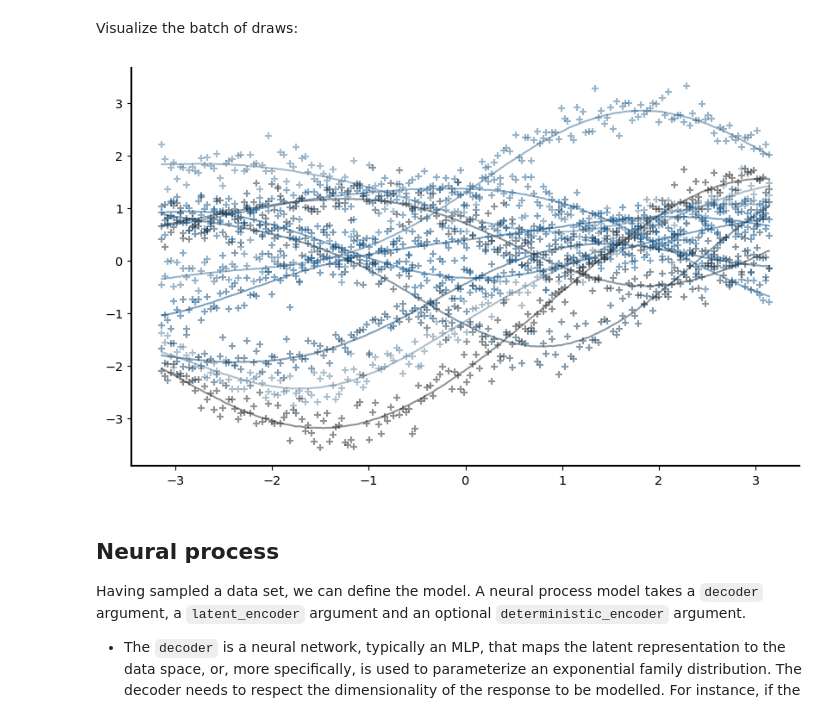
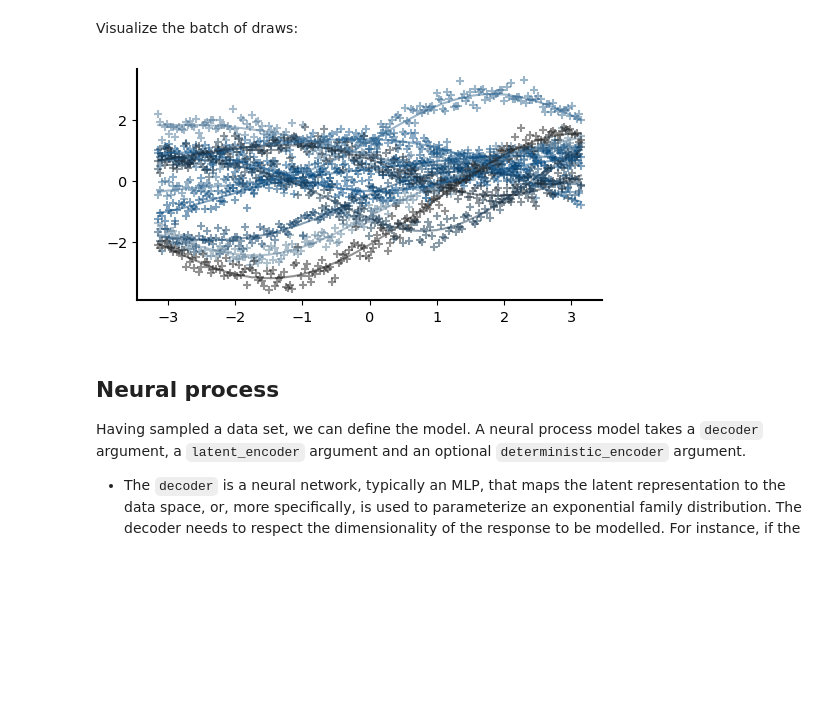
Before and after one commit to ramsey-devs/ramsey, a Jupyter notebook: docs/notebooks/neural_processes.ipynb, the cells around one changed output. Saved outputs shown, nothing was run; the diff lists cells and outputs as text; code cells hidden in the pictures; blank space fills up the shorter version.

```diff
--- a/docs/notebooks/neural_processes.ipynb
+++ b/docs/notebooks/neural_processes.ipynb
@@ -5,7 +5,7 @@ We'll demonstrate training a neural process and an attentive neural process mode
 # %%
 %matplotlib inline
 import matplotlib.pyplot as plt
-import palettes
+import fybdthemes
 from jax import numpy as jnp
 from jax import random as jr
 
@@ -13,7 +13,7 @@ from ramsey import train_neural_process
 from ramsey.data import sample_from_gaussian_process
 from ramsey.nn import MLP
 
-palettes.set_theme()
+fybdthemes.set_theme()
 # %% [markdown]
 Next we sample some data from a Gaussian process:
 # %%
@@ -27,19 +27,19 @@ data = sample_from_gaussian_process(
 # %% [markdown]
 Visualize the batch of draws:
 # %%
-cols = palettes.discrete_sequential_colors(10)
+cols = fybdthemes.discrete_sequential_colors(10)
 
-_, ax = plt.subplots(figsize=(10, 6))
+_, ax = plt.subplots(figsize=(6, 3))
 for i in range(x_target.shape[0]):
     x = jnp.squeeze(x_target[i, :, :])
     y = jnp.squeeze(y_target[i, :, :])
     f = jnp.squeeze(f_target[i, :, :])
     idxs = jnp.argsort(x)
     ax.plot(x[idxs], f[idxs], color=cols[i], alpha=0.5)
     ax.scatter(x[idxs], y[idxs], marker="+", color=cols[i], alpha=0.5)
 plt.show()
 # %% [output]
-[figure, old version]
+[figure, new version]
 # %% [markdown]
 ## Neural process
 
```
Also changed, not shown: parts of 5 cells of this notebook, 2 other files.
